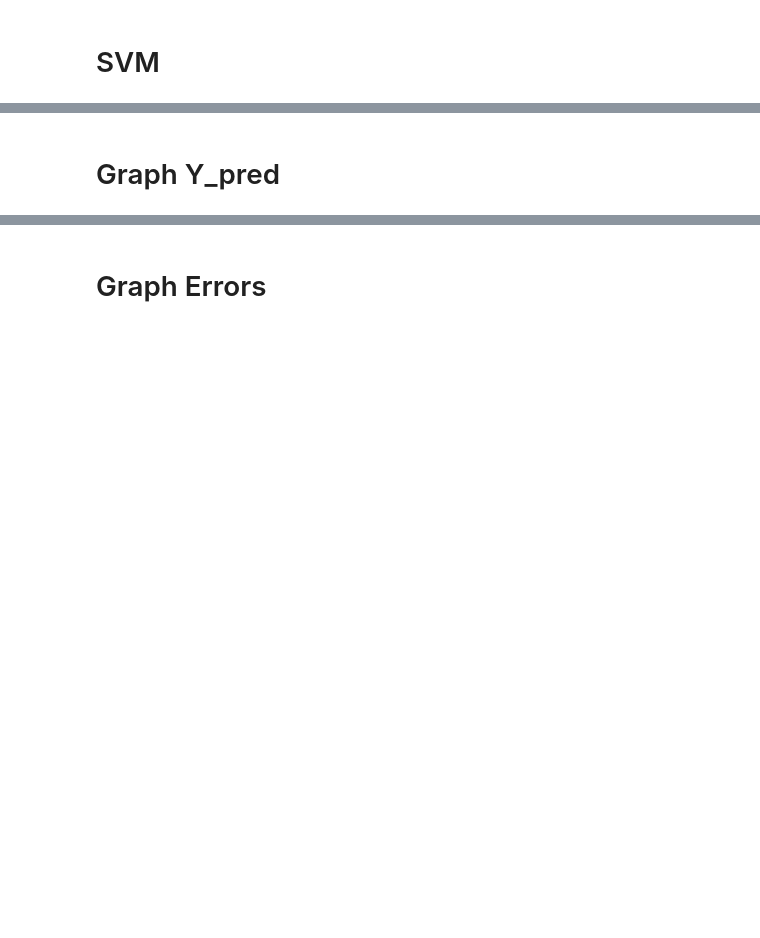
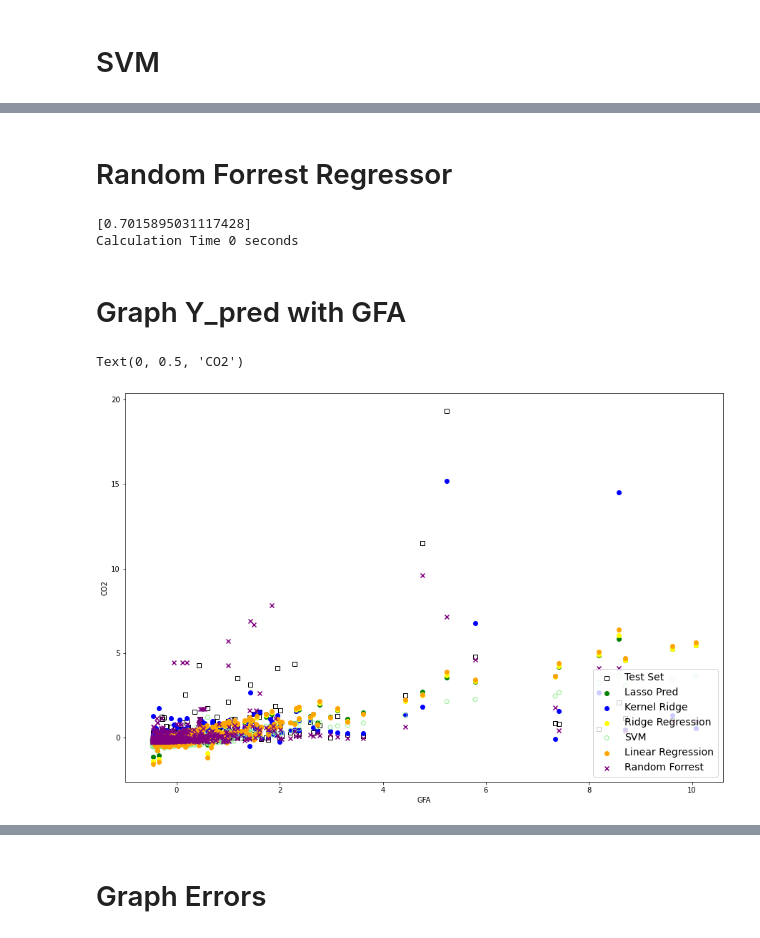
Before and after one commit to benMiniconi/Seattle2050, a Jupyter notebook: ProjetFinal/Modelisation.ipynb, the cells around one changed output, grey strips where cells are left out. Saved outputs shown, nothing was run; the diff lists cells and outputs as text; code cells hidden in the pictures; blank space fills up the shorter version.

Commit message:
ALL model done for GHGE + absolute error added for CO2 #TODO plotbox to be added

```diff
--- a/ProjetFinal/Modelisation.ipynb
+++ b/ProjetFinal/Modelisation.ipynb
@@ -460,16 +495,28 @@ for cv in range(2, 10):
 # %% [markdown]
 # SVM
 # %%
-SVR = svm.SVR()
-parameters = {"C": np.logspace(-5, 5, 10), "kernel": ["linear", "poly", "rbf", "sigmoid"]}
+SVR = svm.LinearSVR(max_iter=100000)
+# ELI5 for SVM works only with linear kernel and not rbf
+parameters = {"C": np.logspace(-5, 5, 10)}#,
+              #"epsilon": np.logspace(-2, 2, 5),
+              #"kernel": ["linear", "rbf"]}
 rmseLinearSVR = []
+mapLinearSVR = []
 scoreLinearSVR = []
 Y_pred_svm = []
+now = time.time()
 
-for cv in range(2, 8):
+
+for cv in range(2, 5):
     lr_svm = GridSearchCV(SVR, parameters, cv=cv)
     lr_svm.fit(MinMaxScaler().fit_transform(X_train), y_train.ravel())
     Y_pred_svm.append(lr_svm.predict(MinMaxScaler().fit_transform(X_test)))
     scoreLinearSVR.append(lr_svm.best_score_)
     rmseLinearSVR.append(np.sqrt(metrics.mean_squared_error(y_test, Y_pred_svm[-1])))
+    mapLinearSVR.append(np.sqrt(metrics.mean_absolute_percentage_error(y_test, Y_pred_svm[-1])))
     print(cv, lr_svm.best_score_, lr_svm.best_params_ , rmseLinearSVR[-1])
+
+
+later = time.time()
+difference = int(later - now)
+print("Calculation Time", difference, "seconds")
@@ -490,24 +533,55 @@ for cv in range(2, 8):
+# %% [markdown]
+# Random Forrest Regressor
+# %%
+#TODO ajouter sur le graph
+#TODO scoring mean_absolute_percentage_error
+#TODO feature importance
+#import eli5
+#eli5.show_weights(model, feature_names = X.columns.tolist())
+Y_pred_RegressionTree = []
+rmseRegressionTree = []
+scoreRegressionTree = []
+now = time.time()
+RegressionTree = DecisionTreeRegressor()
+RegressionTree.fit(X_train, y_train.ravel())
+Y_pred_RegressionTree.append(RegressionTree.predict(X_test))
+rmseRegressionTree.append(np.sqrt(metrics.mean_squared_error(y_test.ravel(), Y_pred_RegressionTree[-1])))
+scoreRegressionTree.append(RegressionTree.score)
+print(rmseRegressionTree)
+eli5.show_weights(RegressionTree, feature_names = ['YearBuilt', 'PropertyGFATotal',  "LocationEnc", "LargestPropertyUseTypeEnc", "PropertyGFAParkingEnc", "NumberofFloorsEnc", "NumberofBuildingsEnc", 'NeighborhoodEnc', 'PrimaryPropertyTypeEnc', 'BuildingTypeEnc'])
+
+#Calculation time
+later = time.time()
+difference = int(later - now)
+print("Calculation Time", difference, "seconds")
+# %% [output]
+[0.7015895031117428]
+Calculation Time 0 seconds
 # %% [markdown]
-# Graph Y_pred
+# Graph Y_pred with GFA
 # %%
 print(rmseLinearRegression)
 # %%
 #A ajouter H2O pour aller à l'essentiel
 #print(X_test[:, 1])
 fig = plt.figure(figsize=(15, 10))
-plt.scatter(X_test[:, 1], y_test, color="black", marker='s', label="Test Set")
+plt.scatter(X_test[:, 1], y_test, color="black", marker='s', label="Test Set", facecolors='none')
 plt.scatter(X_test[:, 1], Y_pred_lasso[scoreLasso.index(max(scoreLasso))], color="green", marker='o', label="Lasso Pred")
 plt.scatter(X_test[:, 1], Y_pred_kernel_ridge[score_kernel_ridge.index(max(score_kernel_ridge))], color="blue", marker='o', label="Kernel Ridge")
 plt.scatter(X_test[:, 1], Y_pred_reg_ridge[score_reg_ridge.index(max(score_reg_ridge))], color="yellow", marker='o', label="Ridge Regression")
-plt.scatter(X_test[:, 1], Y_pred_svm[scoreLinearSVR.index(max(scoreLinearSVR))], color="lightgreen", marker='o', label="SVM")
+plt.scatter(X_test[:, 1], Y_pred_svm[scoreLinearSVR.index(max(scoreLinearSVR))], color="lightgreen", marker='o', label="SVM", facecolors='none')
 plt.scatter(X_test[:, 1], Y_pred[scoreLinearRegression.index(max(scoreLinearRegression))], color="orange", marker='o', label="Linear Regression")
+plt.scatter(X_test[:, 1], Y_pred_RegressionTree[scoreRegressionTree.index(max(scoreRegressionTree))], color="purple", marker='x', label="Random Forrest")
 plt.legend(loc="lower right", fontsize=14)
 #plt.plot(fpr, tpr, '-', lw=2, label='gamma=0.01, AUC=%.2f' % auc)
 
 # afficher la courbe ROC du modèle optimisé
 #plt.plot(fpr_cv, tpr_cv, '-', lw=2, label='gamma=%.1e, AUC=%.2f' % \
 #         (gridSearch.best_params_['gamma'], auc_cv))
 #Ajout de la diagonale de 0.0 à 1.1
 #plt.plot([0,1], [0, 1])
 plt.xlabel("GFA")
 plt.ylabel("CO2")
+# %% [output]
+Text(0, 0.5, 'CO2')
+[figure, added]
```
Also changed, not shown: parts of 41 cells of this notebook.
